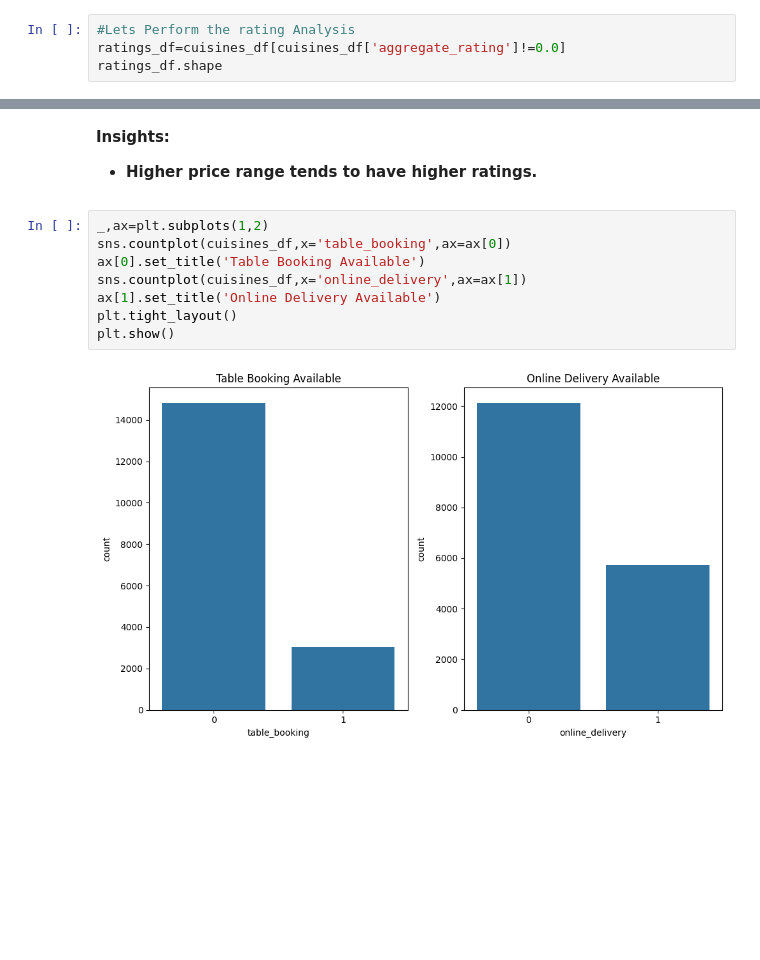
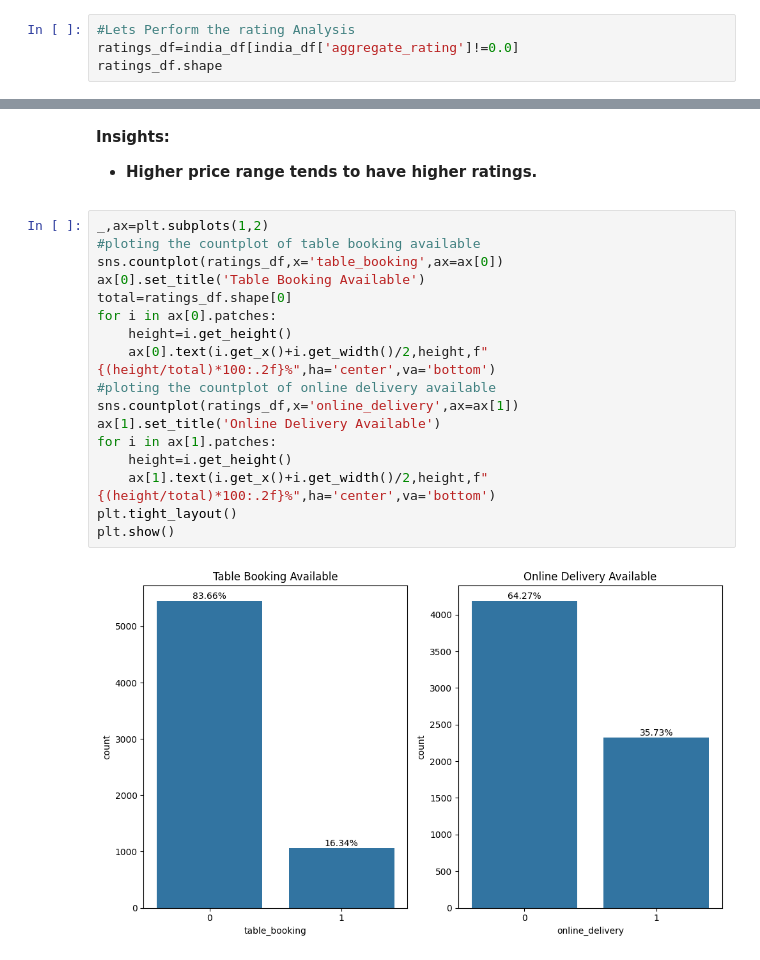
Before and after one commit to vansh-076/Zomato-Recommendation-system, a Jupyter notebook: Zomato_EDA.ipynb, the cells around one changed output, grey strips where cells are left out. Drawn from its saved outputs; the diff is of its cells as text; blank space fills up the shorter version.

```diff
--- a/Zomato_EDA.ipynb
+++ b/Zomato_EDA.ipynb
@@ -517,6 +517,6 @@ Top 10 Cuisines in India:
 <b>Insights:<ul><li>North Indian food is served by most of the Restaurants followed by Chinese then Fast Food.
 # %%
 #Lets Perform the rating Analysis
-ratings_df=cuisines_df[cuisines_df['aggregate_rating']!=0.0]
+ratings_df=india_df[india_df['aggregate_rating']!=0.0]
 ratings_df.shape
 # %% [output]
@@ -542,13 +542,22 @@ plt.show()
 [figure]
 # %% [markdown]
 <b>Insights:<ul><li>Higher price range tends to have higher ratings.
-# %%
-_,ax=plt.subplots(1,2)
-sns.countplot(cuisines_df,x='table_booking',ax=ax[0])
-ax[0].set_title('Table Booking Available')
-sns.countplot(cuisines_df,x='online_delivery',ax=ax[1])
-ax[1].set_title('Online Delivery Available')
-plt.tight_layout()
-plt.show()
-# %% [output]
-[figure, removed]
+# %%
+_,ax=plt.subplots(1,2)
+#ploting the countplot of table booking available
+sns.countplot(ratings_df,x='table_booking',ax=ax[0])
+ax[0].set_title('Table Booking Available')
+total=ratings_df.shape[0]
+for i in ax[0].patches:
+    height=i.get_height()
+    ax[0].text(i.get_x()+i.get_width()/2,height,f"{(height/total)*100:.2f}%",ha='center',va='bottom')
+#ploting the countplot of online delivery available
+sns.countplot(ratings_df,x='online_delivery',ax=ax[1])
+ax[1].set_title('Online Delivery Available')
+for i in ax[1].patches:
+    height=i.get_height()
+    ax[1].text(i.get_x()+i.get_width()/2,height,f"{(height/total)*100:.2f}%",ha='center',va='bottom')
+plt.tight_layout()
+plt.show()
+# %% [output]
+[figure, added]
```
Also changed, not shown: parts of 11 cells of this notebook.
